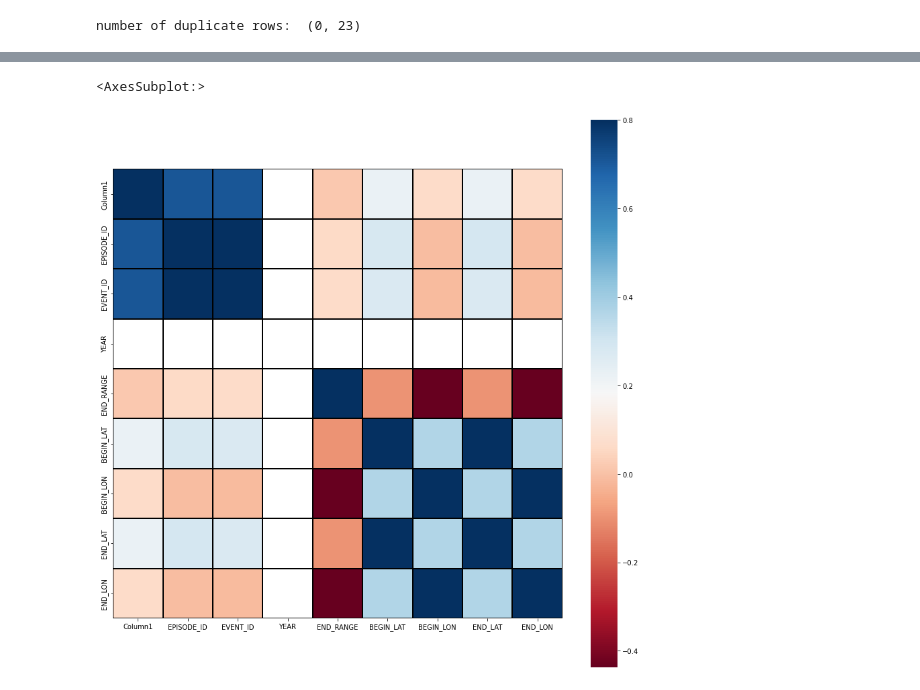
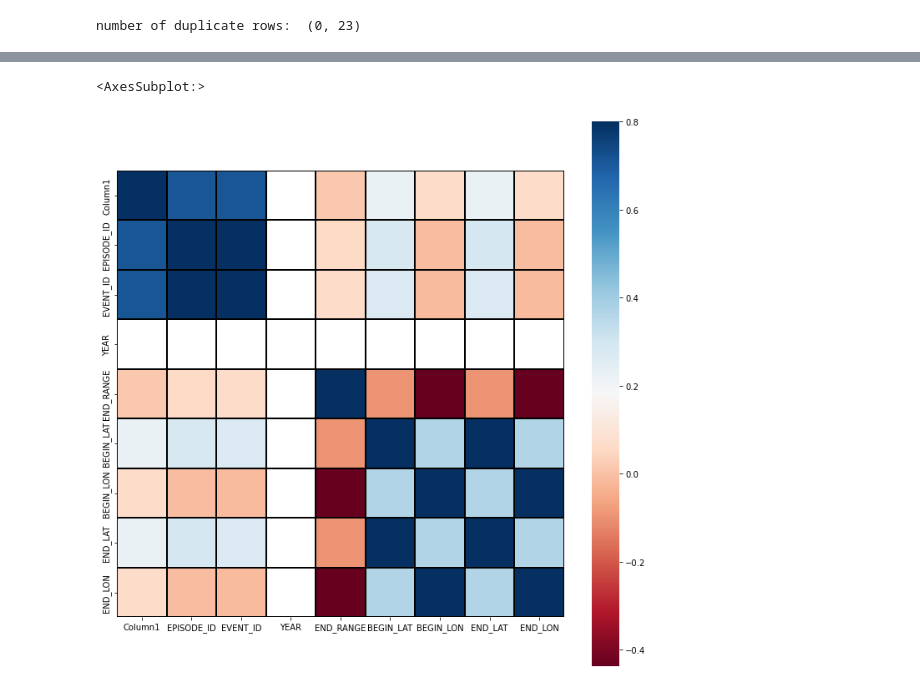
Before and after one commit to nalicia/Final_Project, a Jupyter notebook: 2021 DataFrame.ipynb, the cells around one changed output, grey strips where cells are left out. Drawn from its saved outputs; the diff is of its cells as text; code cells hidden in the pictures.

```diff
--- a/2021 DataFrame.ipynb
+++ b/2021 DataFrame.ipynb
@@ -116,10 +134,10 @@ def analysis_column(col):
 # %%
 #heatmap of features
 #positives are the dark shades and negatives are the lighter shades.
 
 corr=df.corr(method='spearman')
-plt.figure(figsize=(15,15))
+plt.figure(figsize=(12,12))
 sn.heatmap(corr, vmax=.8,linewidths=0.01, square=True, annot=False, cmap='RdBu', linecolor='black')
 # %% [output]
 <AxesSubplot:>
-[figure, old version]
+[figure, new version]
```
Also changed, not shown: parts of 8 cells of this notebook.
